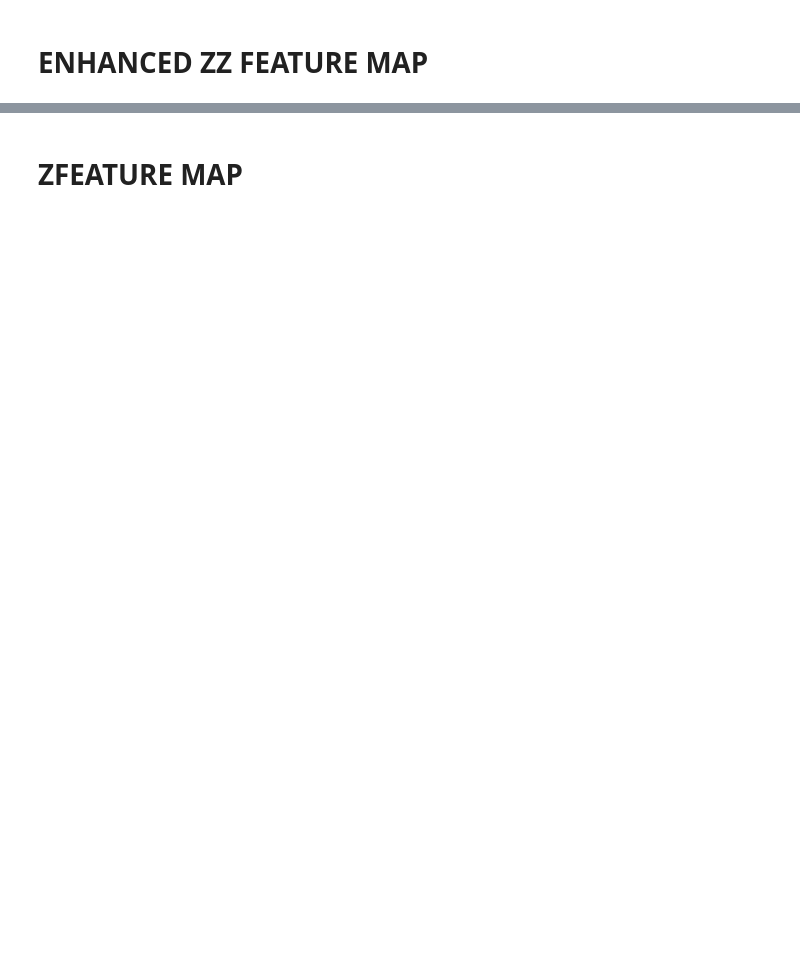
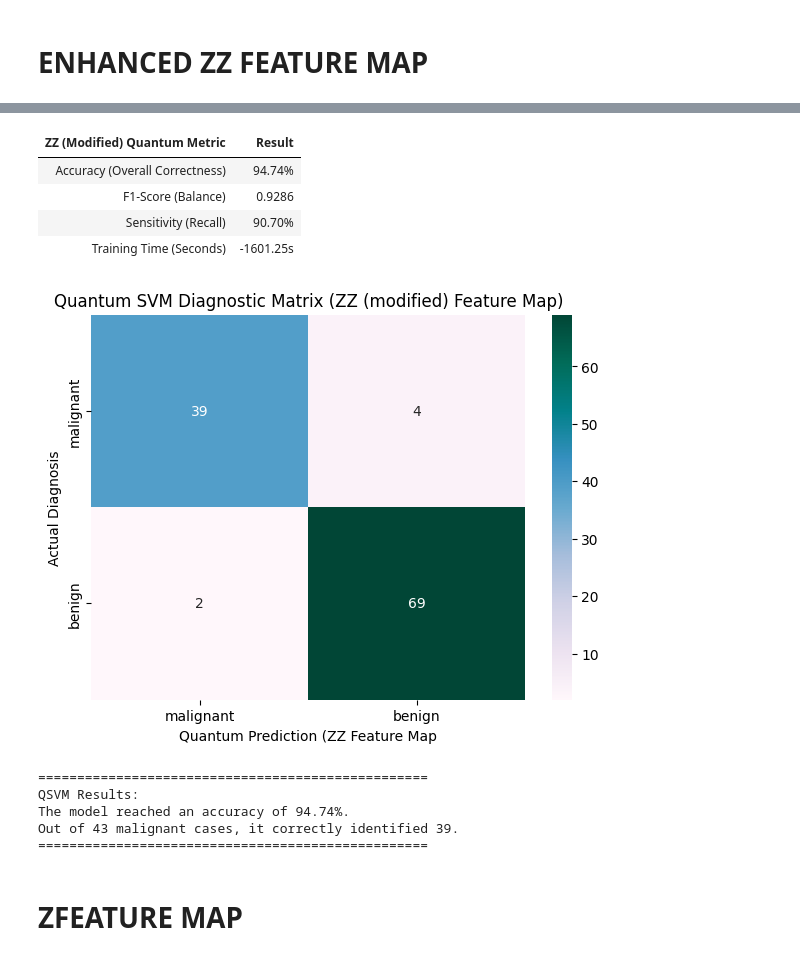
Before and after one commit to ThinkingBeyond/BeyondQuantum-2026, a Jupyter notebook: Sama Alshara and Yeabsera Tariku Taye/BeQu_2026_QSVM_Feature_Maps_vs_SVM.ipynb, the cells around one changed output, grey strips where cells are left out. Cells and saved outputs as stored; diff of their text form; code cells hidden in the pictures; blank space fills up the shorter version.

```diff
--- a/Sama Alshara and Yeabsera Tariku Taye/BeQu_2026_QSVM_Feature_Maps_vs_SVM.ipynb
+++ b/Sama Alshara and Yeabsera Tariku Taye/BeQu_2026_QSVM_Feature_Maps_vs_SVM.ipynb
@@ -281,40 +274,52 @@ print(f"Training complete in: {time_zze:.2f} seconds")
 #put in the finding
 
 accuracy_zze = accuracy_score(y_te, y_pred_zze)
-f1_zze = f1_score(y_te, y_pred_zze,pos_lable=0)
-precision_zze = precision_score(y_te, y_pred_zze,pos_lable=0)
-recall_zze = recall_score(y_te, y_pred_zze,pos_lable=0)
+f1_zze = f1_score(y_te, y_pred_zze,pos_label=0)
+precision_zze = precision_score(y_te, y_pred_zze,pos_label=0)
+recall_zze = recall_score(y_te, y_pred_zze,pos_label=0)
 results_zze = {
     "ZZ (Modified) Quantum Metric": [
         "Accuracy (Overall Correctness)",
         "F1-Score (Balance)",
         "Sensitivity (Recall)",
         "Training Time (Seconds)"
     ],
     "Result": [
         f"{accuracy_zze*100:.2f}%",
         f"{f1_zze:.4f}",
         f"{recall_zze*100:.2f}%",
         f"{time_zze:.2f}s"
            ]
 }
 results_df = pd.DataFrame(results_zze)
 display(results_df.style.hide(axis='index'))
 # 3. Visualizing the Quantum Confusion Matrix
 plt.figure(figsize=(7, 5))
 cm_zze= confusion_matrix(y_te, y_pred_zze)
 sns.heatmap(cm_zze, annot=True, fmt='d', cmap='PuBuGn',
             xticklabels=data.target_names, yticklabels=data.target_names)
 plt.title('Quantum SVM Diagnostic Matrix (ZZ (modified) Feature Map)')
 plt.ylabel('Actual Diagnosis')
 plt.xlabel('Quantum Prediction (ZZ Feature Map')
 plt.show()
 # 4. Results
 print("\n" + "="*50)
 print("QSVM Results:")
 print(f"The model reached an accuracy of {accuracy_zze*100:.2f}%.")
 print(f"Out of {cm_zze[0].sum()} malignant cases, it correctly identified {cm_zze[0,0]}.")
 print("="*50)
+# %% [output]
+| ZZ (Modified) Quantum Metric | Result |
+| Accuracy (Overall Correctness) | 94.74% |
+| F1-Score (Balance) | 0.9286 |
+| Sensitivity (Recall) | 90.70% |
+| Training Time (Seconds) | -1601.25s |
+[figure, added]
+==================================================
+QSVM Results:
+The model reached an accuracy of 94.74%.
+Out of 43 malignant cases, it correctly identified 39.
+==================================================
 # %% [markdown]
 # ZFEATURE MAP
 # %%
```
Also changed, not shown: parts of 10 cells of this notebook.
